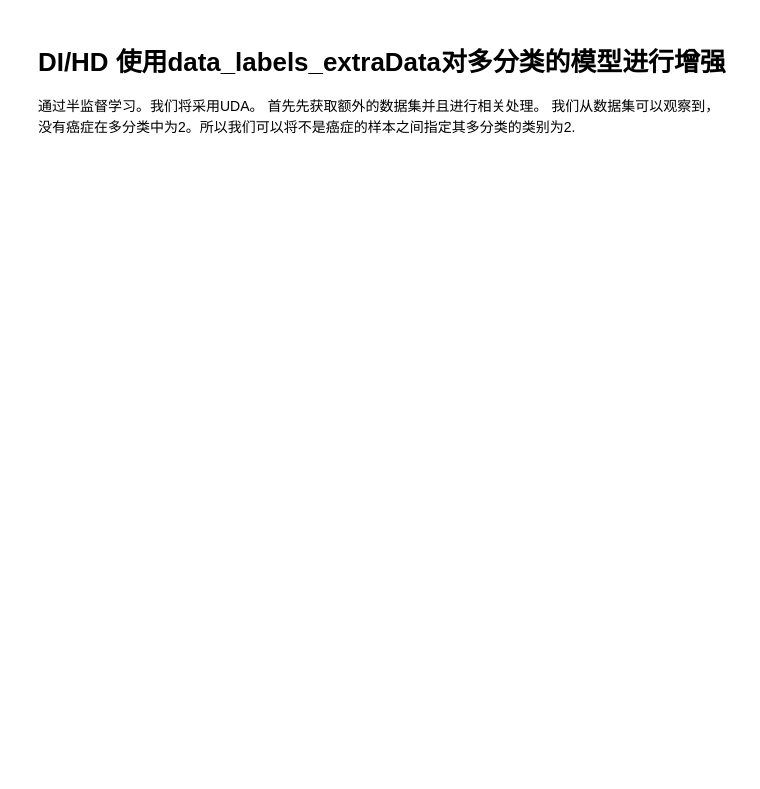
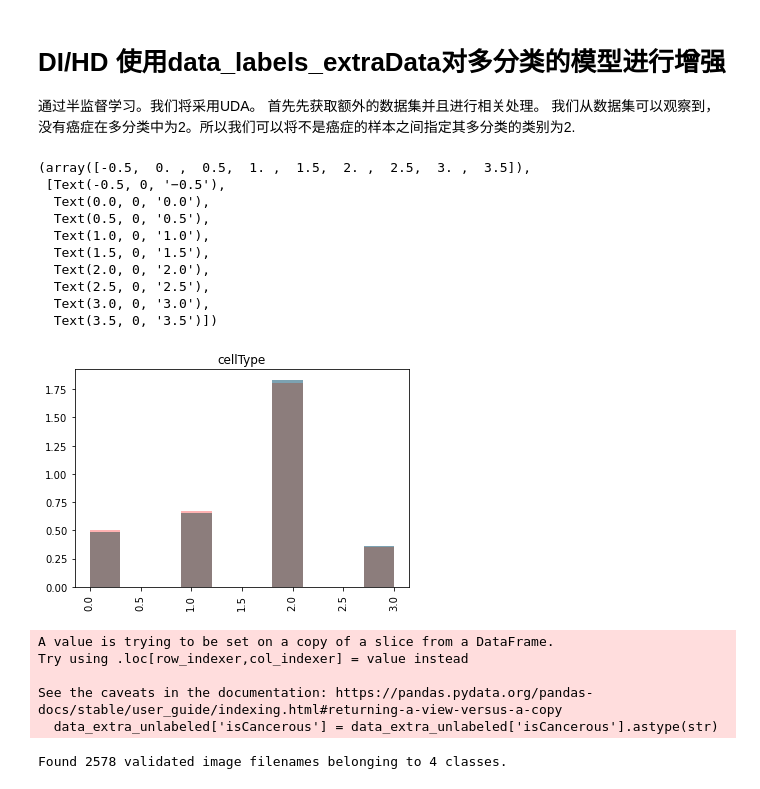
Before and after one commit to SHVleV9CYWkK/CRCHistoPhenotypes-Image-Classification, a Jupyter notebook: SSL.ipynb, the cells around one changed output. Drawn from its saved outputs; the diff is of its cells as text; code cells hidden in the pictures; blank space fills up the shorter version.

Commit message:
add visualization

```diff
--- a/SSL.ipynb
+++ b/SSL.ipynb
@@ -103,10 +106,78 @@ _________________________________________________________________
 # %%
 model_categorical = tf.keras.models.load_model('saved_model/model_categorical')
 data_extra = pd.read_csv('./Image_classification_data/data_labels_extraData.csv')
-data_extra['isCancerous'] = data_extra['isCancerous'].astype(str)
 data_extra['cellType'] = np.nan
-data_extra.loc[data_extra['isCancerous'] == '1', 'cellType'] = 2
+data_extra.loc[data_extra['isCancerous'] == 1, 'cellType'] = 2
 data_extra_unlabeled = data_extra[data_extra['cellType'].isna()]
 data_extra_labeled = data_extra[data_extra['cellType'] == 2]
-train_data = pd.concat([train_data, data_extra_labeled], axis=0).reset_index(drop=True)
+data = pd.concat([data, data_extra_labeled], axis=0).reset_index(drop=True)
+
+train_data, test_data = train_test_split(data, test_size=0.2, random_state=42)
+# %%
+plt.hist(train_data['cellType'], alpha=0.3, color='b', label='Train', density=True)
+plt.hist(test_data['cellType'], alpha=0.3, color='r', label='Test',  density=True)
+plt.hist(data['cellType'], alpha=0.3, color='g', density=True)
+plt.title('cellType')
+plt.xticks(rotation='vertical')
+# %% [output]
+(array([-0.5,  0. ,  0.5,  1. ,  1.5,  2. ,  2.5,  3. ,  3.5]),
+ [Text(-0.5, 0, '−0.5'),
+  Text(0.0, 0, '0.0'),
+  Text(0.5, 0, '0.5'),
+  Text(1.0, 0, '1.0'),
+  Text(1.5, 0, '1.5'),
+  Text(2.0, 0, '2.0'),
+  Text(2.5, 0, '2.5'),
+  Text(3.0, 0, '3.0'),
+  Text(3.5, 0, '3.5')])
+[figure, added]
+# %%
+# 计算isCancerous(二分类)的比例
+class_samples_isCancerous = train_data['isCancerous'].value_counts()
+total_samples = np.sum(class_samples_isCancerous)
+class_weights_isCancerous = total_samples / class_samples_isCancerous
+class_weight_dict_isCancerous = {int(k): v for k, v in class_weights_isCancerous.to_dict().items()}
+
+# cellType(多分类)的比例
+class_samples_cellType = train_data['cellType'].value_counts()
+total_samples = np.sum(class_samples_cellType)
+class_weights_cellType = total_samples / class_samples_cellType
+class_weight_dict_cellType = {int(k): v for k, v in class_weights_cellType.to_dict().items()}
+
+data_extra_unlabeled['isCancerous'] = data_extra_unlabeled['isCancerous'].astype(str)
+train_data['cellType'] = train_data['cellType'].astype(str)
+# %% [output]
+A value is trying to be set on a copy of a slice from a DataFrame.
+Try using .loc[row_indexer,col_indexer] = value instead
+
+See the caveats in the documentation: https://pandas.pydata.org/pandas-docs/stable/user_guide/indexing.html#returning-a-view-versus-a-copy
+  data_extra_unlabeled['isCancerous'] = data_extra_unlabeled['isCancerous'].astype(str)
+# %%
+batch_size = 32
+train_datagen = tf.keras.preprocessing.image.ImageDataGenerator(
+    rescale=1./255,
+    rotation_range=40,
+    width_shift_range=0.2,
+    height_shift_range=0.2,
+    shear_range=0.2,
+    zoom_range=0.2,
+    horizontal_flip=True,
+    vertical_flip=True,
+    fill_mode='nearest'
+)
+
+test_datagen = tf.keras.preprocessing.image.ImageDataGenerator(
+    rescale=1./255
+)
+test_data['cellType'] = test_data['cellType'].astype(str)
+validation_cellType_generator = test_datagen.flow_from_dataframe(
+    test_data,
+    directory='./Image_classification_data/patch_images',
+    x_col='ImageName',
+    y_col='cellType',
+    target_size=(27, 27),
+    batch_size=batch_size,
+    class_mode='categorical')
+# %% [output]
+Found 2578 validated image filenames belonging to 4 classes.
 # %%
```
Also changed, not shown: parts of 9 cells of this notebook, 1 other file.
